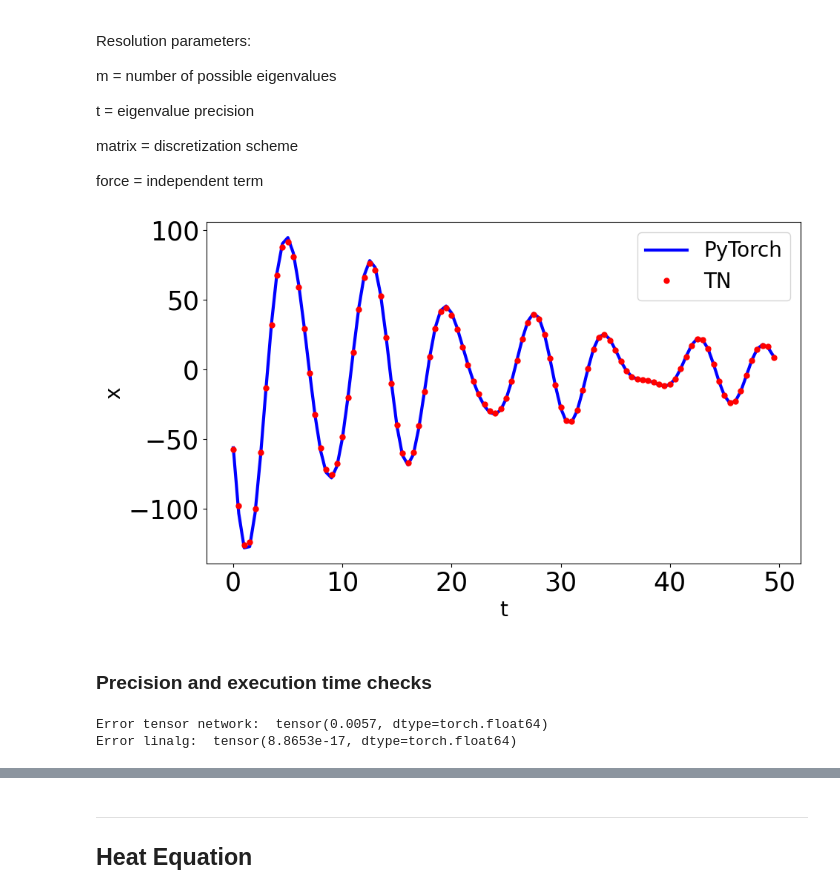
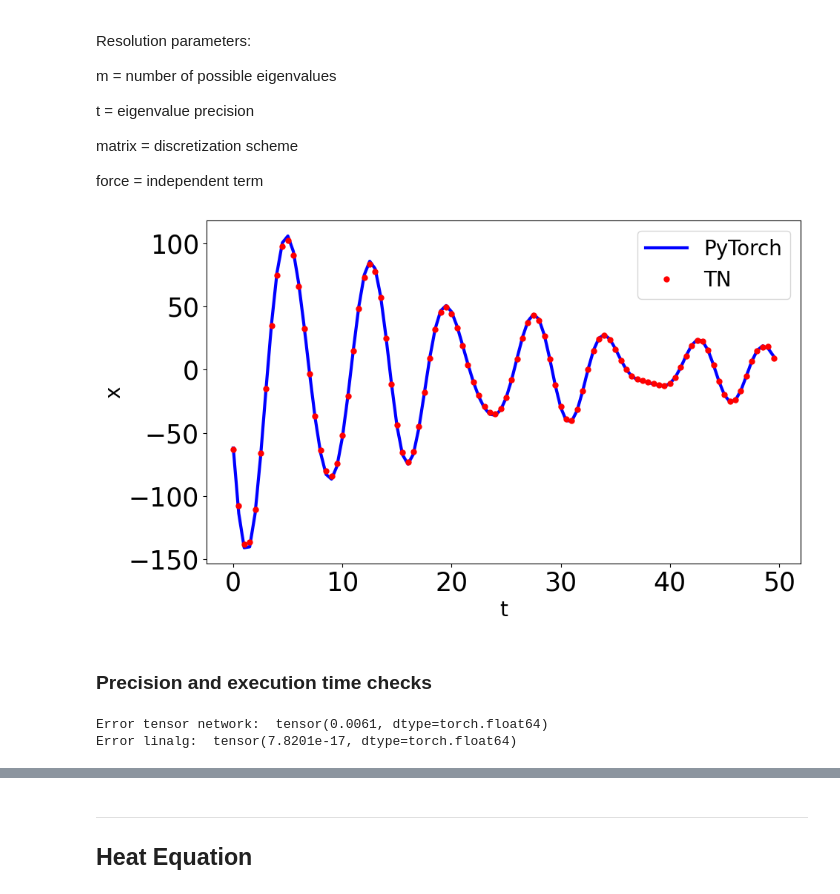
Before and after one commit to DOKOS-TAYOS/Tensor_Networks_HHL_algorithm, a Jupyter notebook: tensor_network_HHL.ipynb, the cells around one changed output, grey strips where cells are left out. Cells and saved outputs as stored; diff of their text form; code cells hidden in the pictures.

```diff
--- a/tensor_network_HHL.ipynb
+++ b/tensor_network_HHL.ipynb
@@ -553,35 +555,35 @@ params_OAA = {
     'nu'    : 0.4,
     'C'     : 9,
     'x0'    : 5,
-    'xq'    : 2,
+    'xq'    : 3,
     'dt'    : 0.5,
     'steps' : 100,
     'gamma' : 0.1
     }
 
 #Resolution parameters
 num_eigen = 2000
 t = int(1.1e4)  # Convert to int to fix type error
 
 #--------------------------------------------------------------
 #Create matrix and vector
 force, matrix, old_force, old_matrix = problem_OAA(params_OAA, scaling=True)
 #Results
 tn_result = tensornetwork_HHL(num_eigen, t, force, matrix)*params_OAA['dt']**2
 #Real result
 actual_result = torch.matmul(torch.linalg.inv(old_matrix.real), old_force.real)*params_OAA['dt']**2
 
 #Plot
 plt.figure('Forced Oscillator', figsize=(10,6))
 plt.plot(np.arange(params_OAA['steps'])*params_OAA['dt'], actual_result, 'b-', linewidth=3,  label='PyTorch')
 plt.plot(np.arange(params_OAA['steps'])*params_OAA['dt'], tn_result[params_OAA['steps']:], 'r.', markersize=10, label='TN')
 
 plt.xlabel('t'); plt.ylabel('x')
 plt.legend(loc='upper right'); plt.tight_layout()
 plt.savefig('OAA.pdf')
 plt.show()
 # %% [output]
-[figure, old version]
+[figure, new version]
 # %% [markdown]
 ### Precision and execution time checks
 # %%
@@ -592,8 +594,8 @@ errorreal = torch.sqrt(torch.sum((old_force.real*params_OAA['dt']**2 - torch.mat
 print('Error tensor network: ', error1)
 print('Error linalg: ', errorreal)
 # %% [output]
-Error tensor network:  tensor(0.0057, dtype=torch.float64)
-Error linalg:  tensor(8.8653e-17, dtype=torch.float64)
+Error tensor network:  tensor(0.0061, dtype=torch.float64)
+Error linalg:  tensor(7.8201e-17, dtype=torch.float64)
 # %%
 %timeit tensornetwork_HHL(num_eigen, t, force, matrix)
 %timeit (torch.linalg.inv(old_matrix.real) @ old_force.real).real
```
Also changed, not shown: parts of 25 cells of this notebook, 6 other files.
